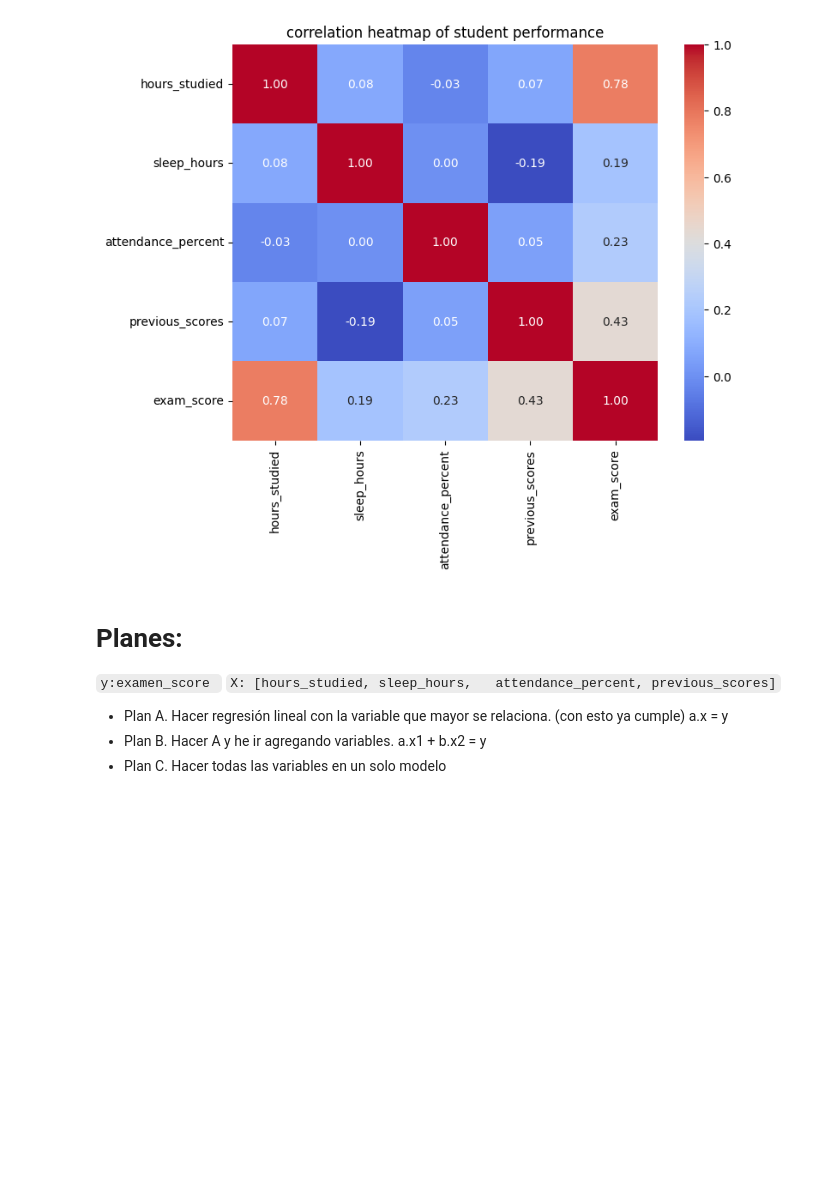
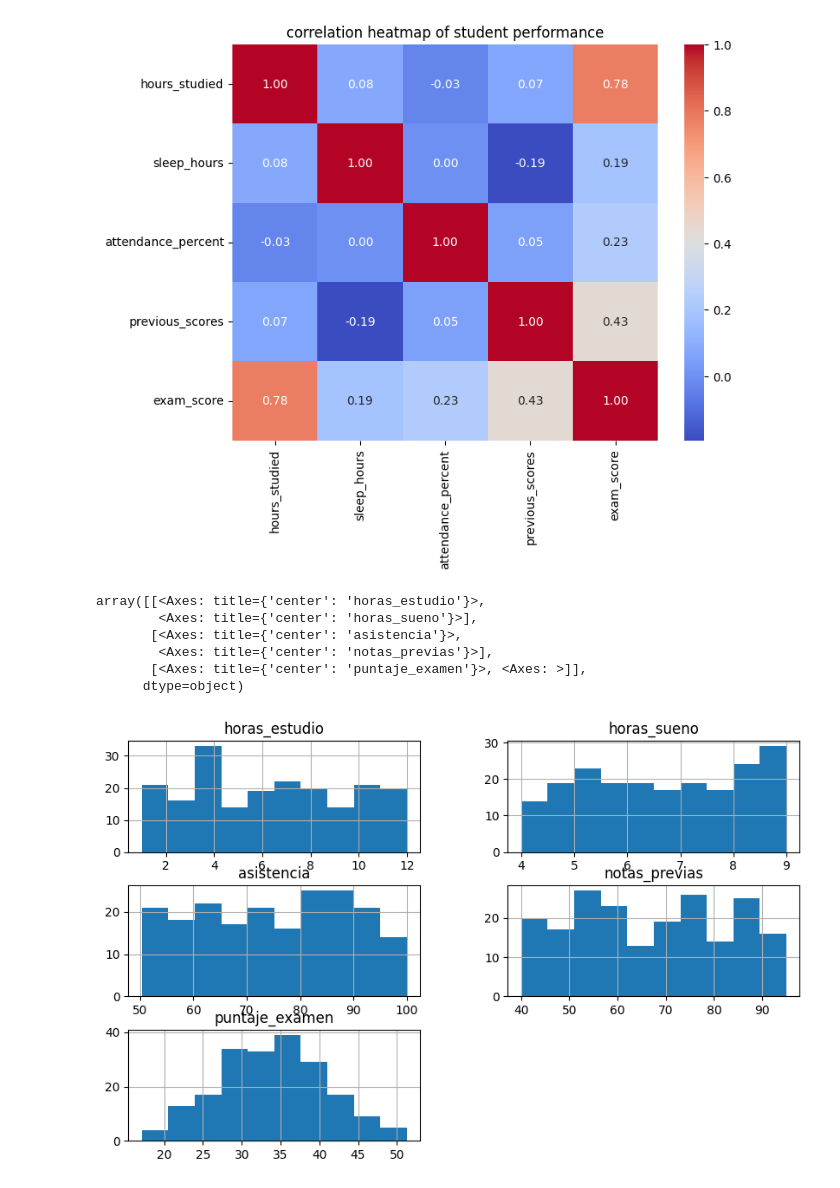
Before and after one commit to federico2018lc/Algebra, a Jupyter notebook: Algebra.ipynb, the cells around one changed output. Drawn from its saved outputs; the diff is of its cells as text; code cells hidden in the pictures; blank space fills up the shorter version.

```diff
--- a/Algebra.ipynb
+++ b/Algebra.ipynb
@@ -102,12 +105,19 @@ plt.title('correlation heatmap of student performance')
 plt.show()
 # %% [output]
 [figure]
-# %% [markdown]
-# Planes:
-`y:examen_score `
-` X: [hours_studied, sleep_hours, 	attendance_percent, previous_scores] `
-
-
-*   Plan A. Hacer regresión lineal con la variable que mayor se relaciona. (con esto ya cumple) a.x = y
-*   Plan B. Hacer A y he ir agregando variables. a.x1 + b.x2 = y
-*   Plan C. Hacer todas las variables en un solo modelo
+# %%
+df=df.rename(columns={ 'hours_studied': 'horas_estudio',
+                            'sleep_hours': 'horas_sueno',
+                            'attendance_percent': 'asistencia',
+                            'previous_scores': 'notas_previas',
+                            'exam_score': 'puntaje_examen'})   # renombro las columnas en español
+# %%
+df.hist(figsize=(10,6)) #muestra un histograma para ver distribucion de variables
+# %% [output]
+array([[<Axes: title={'center': 'horas_estudio'}>,
+        <Axes: title={'center': 'horas_sueno'}>],
+       [<Axes: title={'center': 'asistencia'}>,
+        <Axes: title={'center': 'notas_previas'}>],
+       [<Axes: title={'center': 'puntaje_examen'}>, <Axes: >]],
+      dtype=object)
+[figure, added]
```
Also changed, not shown: parts of 13 cells of this notebook.
